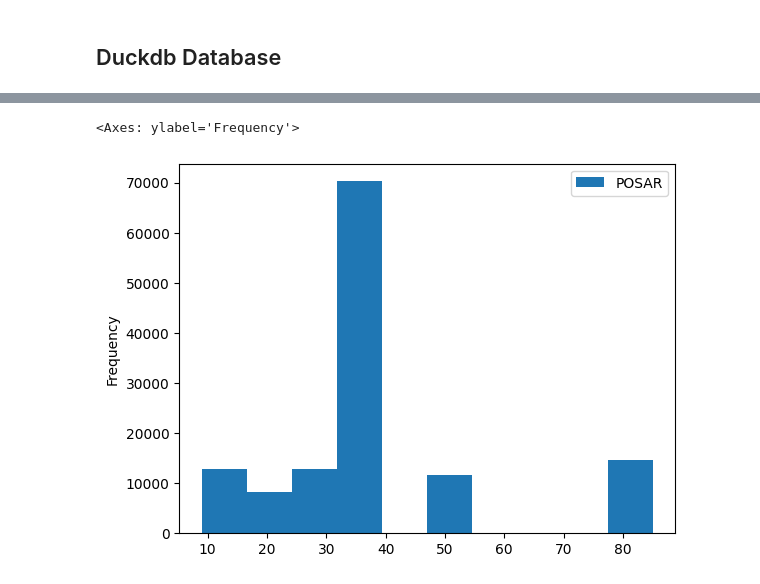
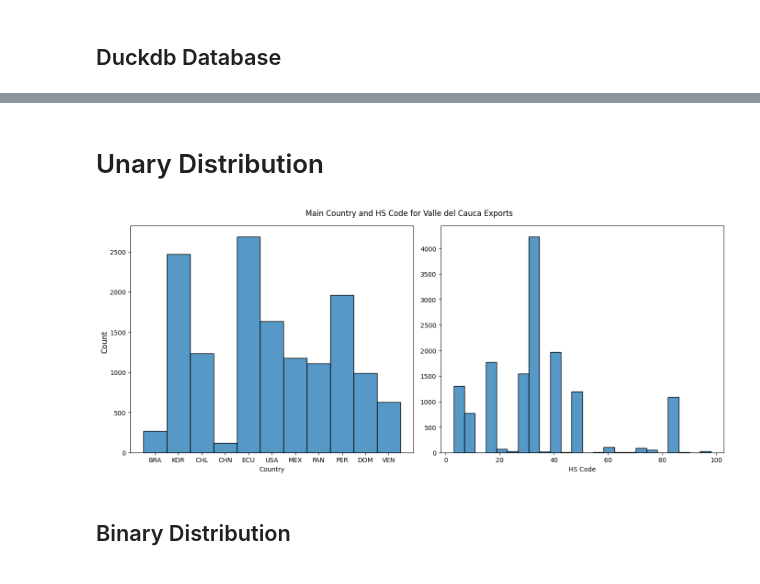
Before and after one commit to belema19/valle-data-pipeline, a Jupyter notebook: transform/eda/exports.ipynb, the cells around one changed output, grey strips where cells are left out. Drawn from its saved outputs; the diff is of its cells as text; code cells hidden in the pictures.

```diff
--- a/transform/eda/exports.ipynb
+++ b/transform/eda/exports.ipynb
@@ -25,12 +24,20 @@ db_path = os.path.join(db_dir, db_filename)
 ddb = duckdb.connect(database=db_path)
 # %%
 df = ddb.sql(
-    """SELECT POSAR, FOBPES, COD_PAI4
+    """SELECT COD_PAI4, POSAR, FOBPES
     FROM valle_exports
     WHERE POSAR IN (
         SELECT POSAR
         FROM top_valle_exports
         LIMIT 10
-    );
+    )
+    AND MODAD = 198
+    AND DPTO1 = 76
+    AND COD_PAI4 IN (
+        SELECT COD_PAI4
+        FROM top_valle_destinations
+        LIMIT 10
+    )
+    OR COD_PAI4 = 'KOR';
     """
 ).df()
@@ -61,7 +43,0 @@ df.plot.scatter(
-# %%
-df.plot.hist(column="POSAR")
-# %% [output]
-<Axes: ylabel='Frequency'>
-[figure, removed]
-# %%
-df["POSAR"] = df["POSAR"].astype(dtype=pd.ArrowDtype(pa.uint8()))
@@ -67,0 +46,23 @@ df["POSAR"] = df["POSAR"].astype(dtype=pd.ArrowDtype(pa.uint8()))
+# %% [markdown]
+# Unary Distribution
+# %%
+fig, axes = plt.subplots(ncols=2, figsize=(14, 6))
+ax1, ax2 = fig.axes
+
+sns.histplot(df, x="COD_PAI4", ax=ax1)
+sns.histplot(df, x="POSAR", binwidth=4, ax=ax2)
+
+ax1.set_xlabel("Country")
+ax1.set_ylabel("")
+ax2.set_xlabel("HS Code")
+ax2.set_ylabel("")
+
+fig.suptitle("Main Country and HS Code for Valle del Cauca Exports")
+fig.supylabel("Count")
+
+plt.tight_layout()
+plt.show()
+# %% [output]
+[figure, added]
+# %% [markdown]
+## Binary Distribution
```
Also changed, not shown: parts of 7 cells of this notebook, 4 other files.
